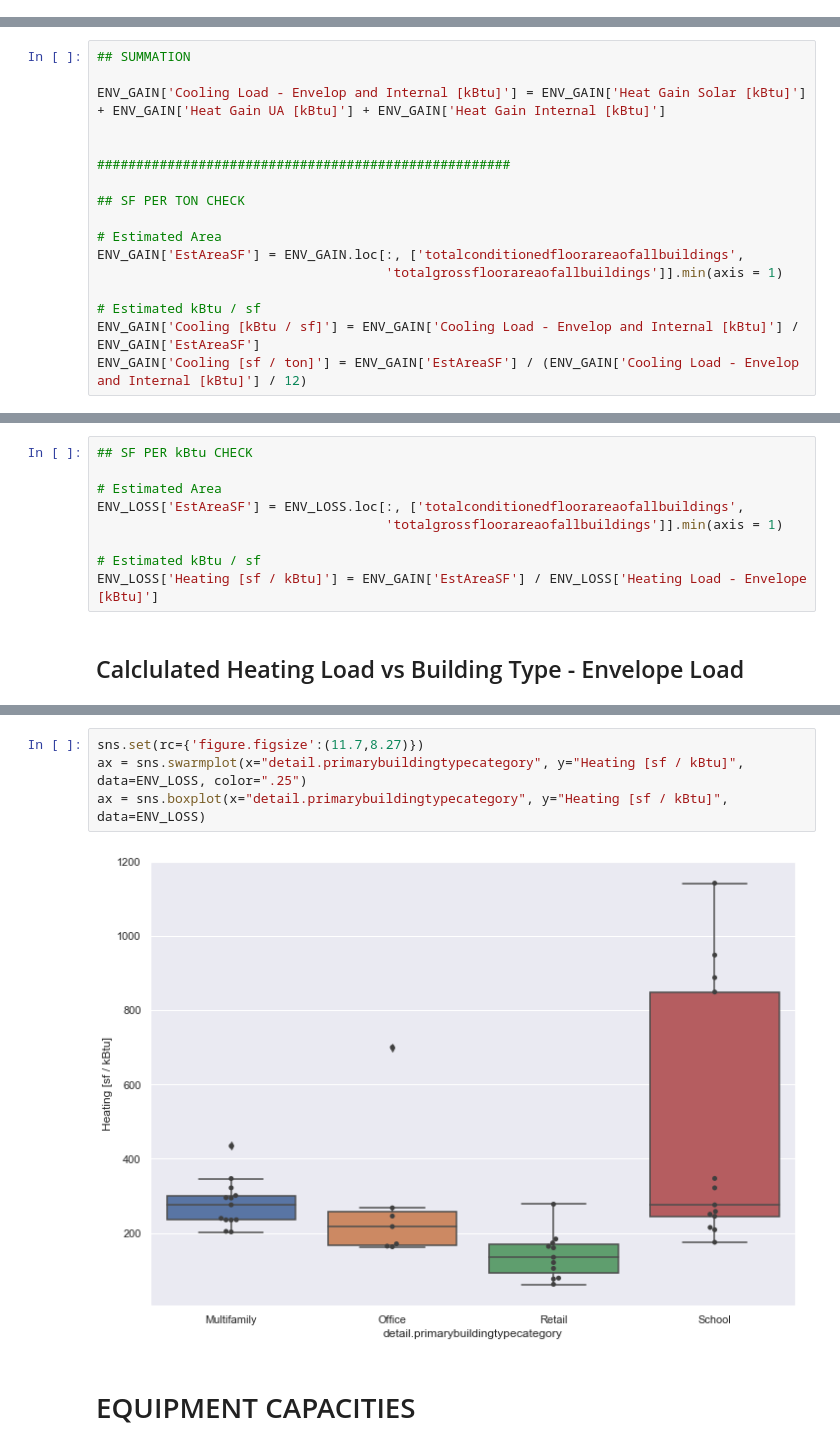
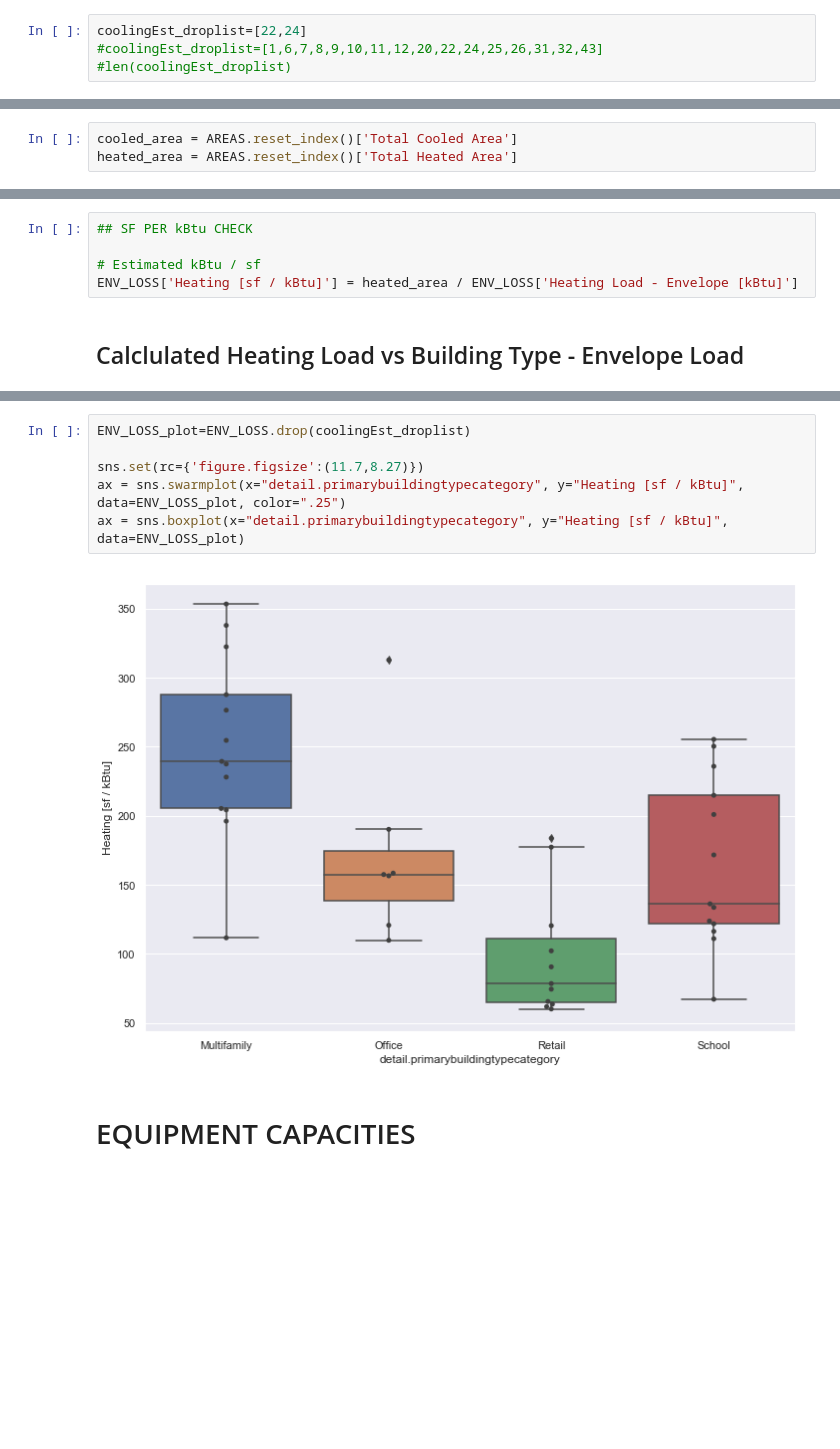
Before and after one commit to sspiel4/OCCE_HVAC_Comparison, a Jupyter notebook: OCCE HVAC Load vs Capacity Notebook.ipynb, the cells around one changed output, grey strips where cells are left out. Cells and saved outputs as stored; diff of their text form; blank space fills up the shorter version.

```diff
--- a/OCCE HVAC Load vs Capacity Notebook.ipynb
+++ b/OCCE HVAC Load vs Capacity Notebook.ipynb
@@ -22,4 +22,8 @@ filename = "NEAA_final_dataset.db"
 
 # make connection
 con = sqlite3.connect(os.path.join(path, filename))
+# %%
+coolingEst_droplist=[22,24]
+#coolingEst_droplist=[1,6,7,8,9,10,11,12,20,22,24,25,26,31,32,43]
+#len(coolingEst_droplist)
 # %% [markdown]
@@ -58,3 +75,6 @@ AREAS.head()
+# %%
+cooled_area = AREAS.reset_index()['Total Cooled Area']
+heated_area = AREAS.reset_index()['Total Heated Area']
 # %% [markdown]
 # OUTDOOR AIR LOAD
 # %%
@@ -240,17 +204,0 @@ ENV_GAIN['Heat Gain Internal [kBtu]'] = internalGains
-# %%
-## SUMMATION
-
-ENV_GAIN['Cooling Load - Envelop and Internal [kBtu]'] = ENV_GAIN['Heat Gain Solar [kBtu]'] + ENV_GAIN['Heat Gain UA [kBtu]'] + ENV_GAIN['Heat Gain Internal [kBtu]']
-
-
-#####################################################
-
-## SF PER TON CHECK
-
-# Estimated Area
-ENV_GAIN['EstAreaSF'] = ENV_GAIN.loc[:, ['totalconditionedfloorareaofallbuildings',
-                                     'totalgrossfloorareaofallbuildings']].min(axis = 1)
-
-# Estimated kBtu / sf
-ENV_GAIN['Cooling [kBtu / sf]'] = ENV_GAIN['Cooling Load - Envelop and Internal [kBtu]'] / ENV_GAIN['EstAreaSF']
-ENV_GAIN['Cooling [sf / ton]'] = ENV_GAIN['EstAreaSF'] / (ENV_GAIN['Cooling Load - Envelop and Internal [kBtu]'] / 12)
@@ -292,11 +298,7 @@ ENV_LOSS['Heating Load - Envelope [kBtu]'] = env_loss
 # %%
 ## SF PER kBtu CHECK
 
-# Estimated Area
-ENV_LOSS['EstAreaSF'] = ENV_LOSS.loc[:, ['totalconditionedfloorareaofallbuildings',
-                                     'totalgrossfloorareaofallbuildings']].min(axis = 1)
-
 # Estimated kBtu / sf
-ENV_LOSS['Heating [sf / kBtu]'] = ENV_GAIN['EstAreaSF'] / ENV_LOSS['Heating Load - Envelope [kBtu]']
+ENV_LOSS['Heating [sf / kBtu]'] = heated_area / ENV_LOSS['Heating Load - Envelope [kBtu]']
 # %% [markdown]
 ## Calclulated Heating Load vs Building Type - Envelope Load
@@ -305,9 +305,11 @@ ENV_LOSS['Heating [sf / kBtu]'] = ENV_GAIN['EstAreaSF'] / ENV_LOSS['Heating Load
 # %%
+ENV_LOSS_plot=ENV_LOSS.drop(coolingEst_droplist)
+
 sns.set(rc={'figure.figsize':(11.7,8.27)})
-ax = sns.swarmplot(x="detail.primarybuildingtypecategory", y="Heating [sf / kBtu]", data=ENV_LOSS, color=".25")
-ax = sns.boxplot(x="detail.primarybuildingtypecategory", y="Heating [sf / kBtu]", data=ENV_LOSS)
+ax = sns.swarmplot(x="detail.primarybuildingtypecategory", y="Heating [sf / kBtu]", data=ENV_LOSS_plot, color=".25")
+ax = sns.boxplot(x="detail.primarybuildingtypecategory", y="Heating [sf / kBtu]", data=ENV_LOSS_plot)
 # %% [output]
-[figure, old version]
+[figure, new version]
 # %% [markdown]
 # EQUIPMENT CAPACITIES
 # %%
```
Also changed, not shown: parts of 40 cells of this notebook, 7 other files.
